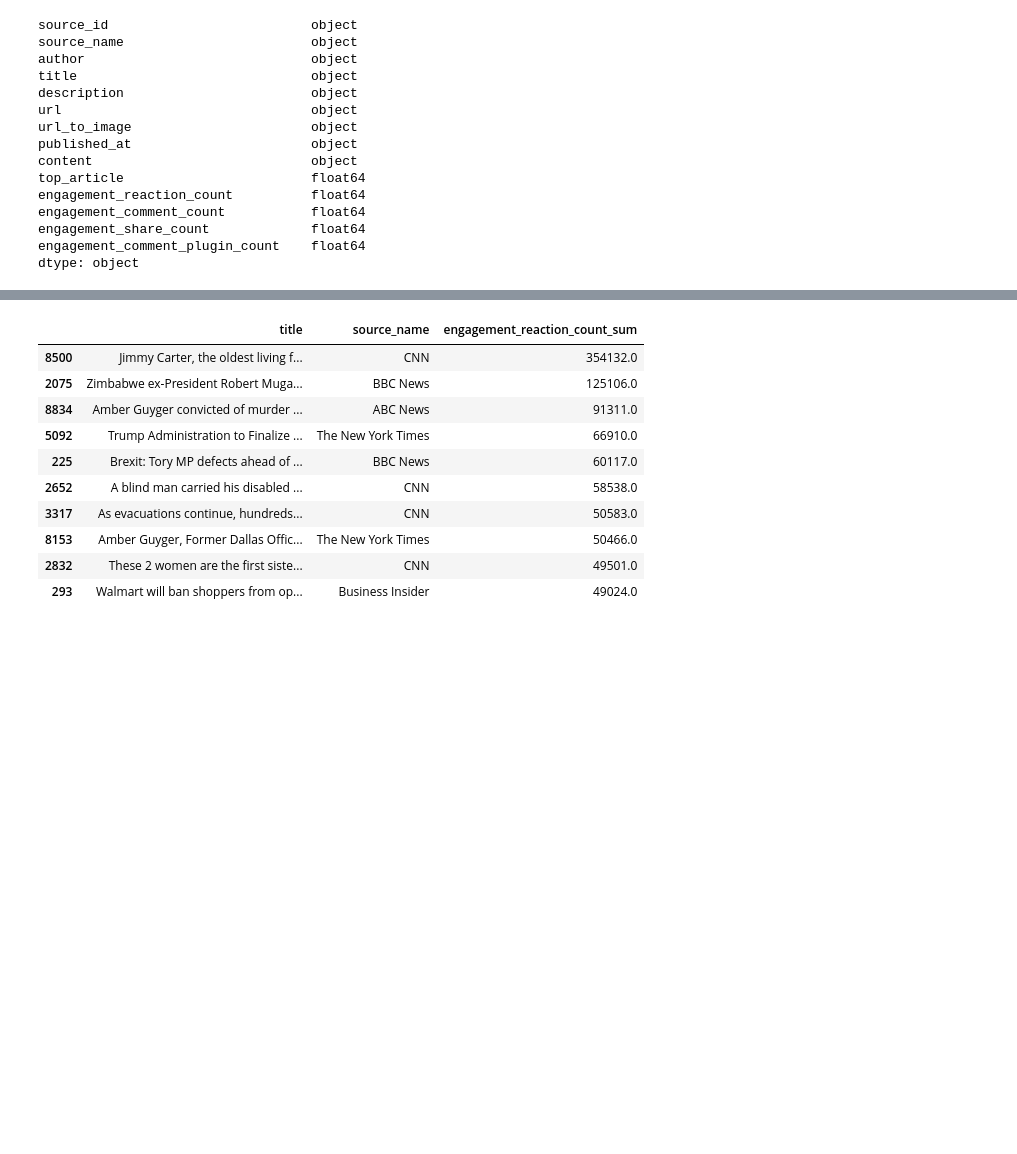
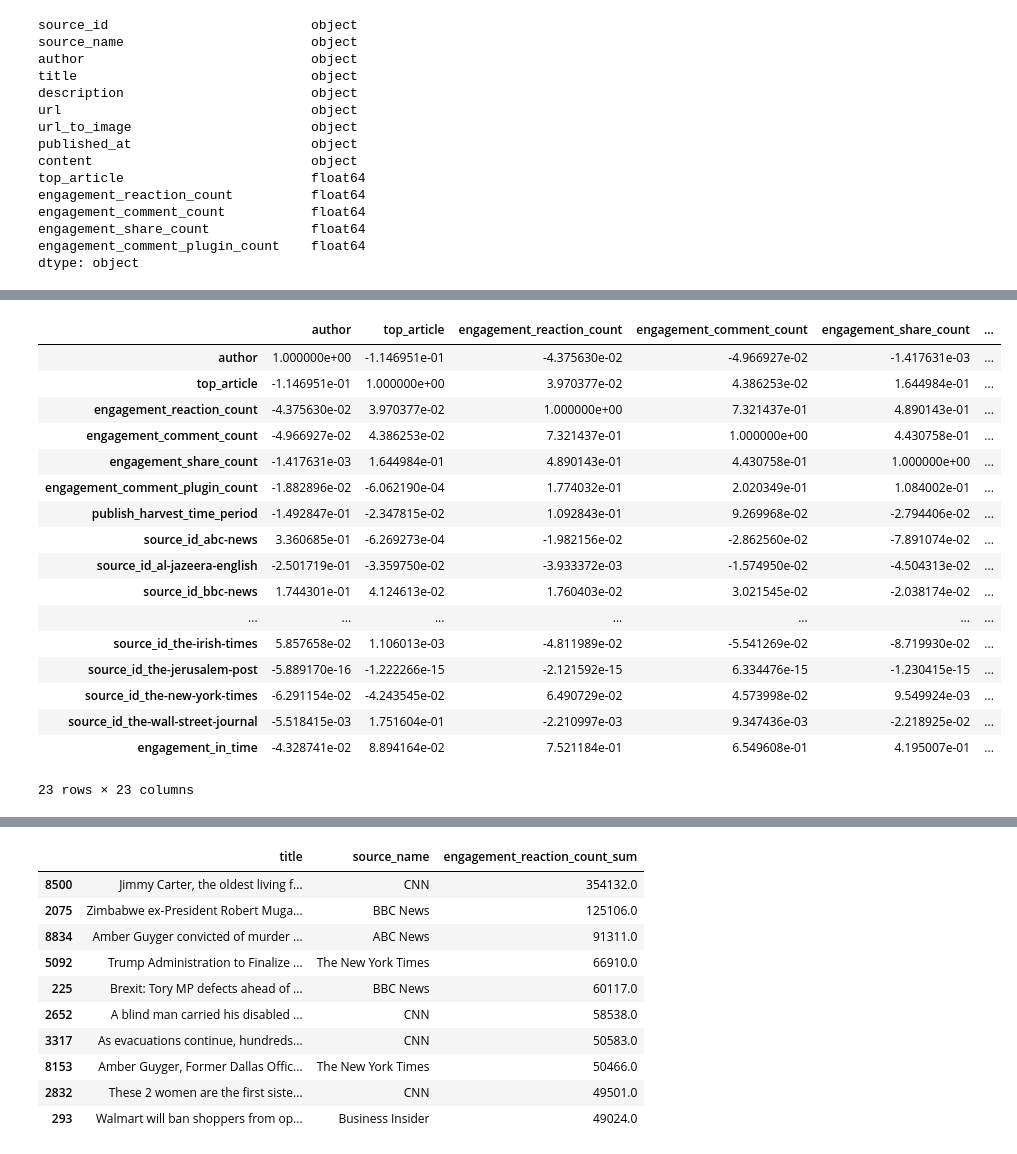
Before and after one commit to sleter/article_analysis, a Jupyter notebook: DataAnalysis/Visualizing Data Analysis.ipynb, the cells around one changed output, grey strips where cells are left out. Drawn from its saved outputs; the diff is of its cells as text; code cells hidden in the pictures; blank space fills up the shorter version.

```diff
--- a/DataAnalysis/Visualizing Data Analysis.ipynb
+++ b/DataAnalysis/Visualizing Data Analysis.ipynb
@@ -29,0 +50,22 @@ dtype: object
+# %%
+corr_matrix = preprocessed_samples.corr()
+corr_matrix
+# %% [output]
+|  | author | top_article | engagement_reaction_count | engagement_comment_count | engagement_share_count | ... |
+| author | 1.000000e+00 | -1.146951e-01 | -4.375630e-02 | -4.966927e-02 | -1.417631e-03 | ... |
+| top_article | -1.146951e-01 | 1.000000e+00 | 3.970377e-02 | 4.386253e-02 | 1.644984e-01 | ... |
+| engagement_reaction_count | -4.375630e-02 | 3.970377e-02 | 1.000000e+00 | 7.321437e-01 | 4.890143e-01 | ... |
+| engagement_comment_count | -4.966927e-02 | 4.386253e-02 | 7.321437e-01 | 1.000000e+00 | 4.430758e-01 | ... |
+| engagement_share_count | -1.417631e-03 | 1.644984e-01 | 4.890143e-01 | 4.430758e-01 | 1.000000e+00 | ... |
+| engagement_comment_plugin_count | -1.882896e-02 | -6.062190e-04 | 1.774032e-01 | 2.020349e-01 | 1.084002e-01 | ... |
+| publish_harvest_time_period | -1.492847e-01 | -2.347815e-02 | 1.092843e-01 | 9.269968e-02 | -2.794406e-02 | ... |
+| source_id_abc-news | 3.360685e-01 | -6.269273e-04 | -1.982156e-02 | -2.862560e-02 | -7.891074e-02 | ... |
+| source_id_al-jazeera-english | -2.501719e-01 | -3.359750e-02 | -3.933372e-03 | -1.574950e-02 | -4.504313e-02 | ... |
+| source_id_bbc-news | 1.744301e-01 | 4.124613e-02 | 1.760403e-02 | 3.021545e-02 | -2.038174e-02 | ... |
+| ... | ... | ... | ... | ... | ... | ... |
+| source_id_the-irish-times | 5.857658e-02 | 1.106013e-03 | -4.811989e-02 | -5.541269e-02 | -8.719930e-02 | ... |
+| source_id_the-jerusalem-post | -5.889170e-16 | -1.222266e-15 | -2.121592e-15 | 6.334476e-15 | -1.230415e-15 | ... |
+| source_id_the-new-york-times | -6.291154e-02 | -4.243545e-02 | 6.490729e-02 | 4.573998e-02 | 9.549924e-03 | ... |
+| source_id_the-wall-street-journal | -5.518415e-03 | 1.751604e-01 | -2.210997e-03 | 9.347436e-03 | -2.218925e-02 | ... |
+| engagement_in_time | -4.328741e-02 | 8.894164e-02 | 7.521184e-01 | 6.549608e-01 | 4.195007e-01 | ... |
+23 rows × 23 columns
```
Also changed, not shown: parts of 4 cells of this notebook, 9 other files.
